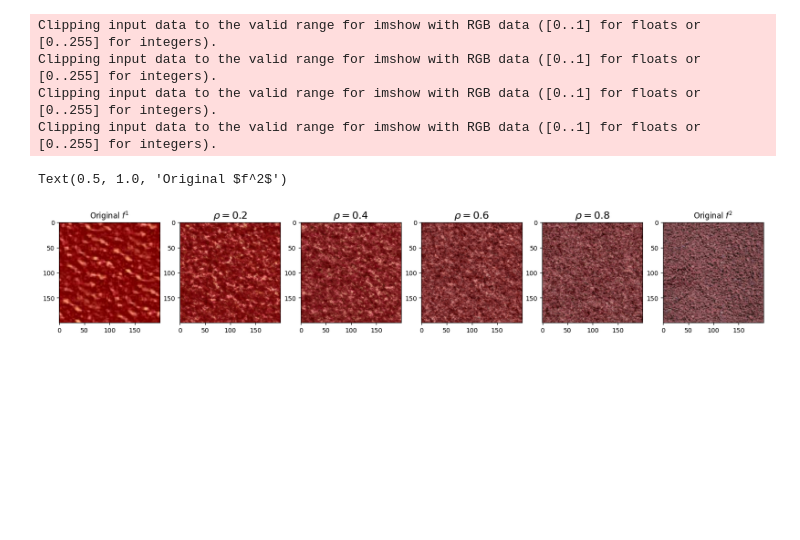
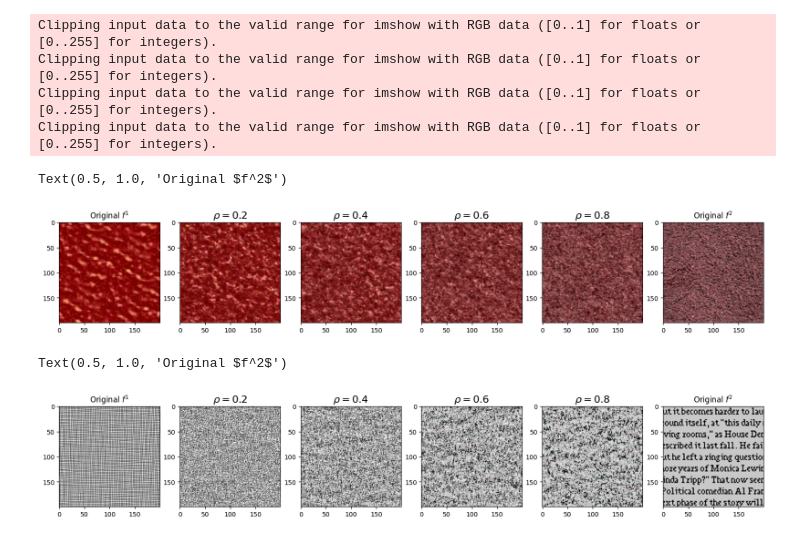
Before and after one commit to mchabrol/Convolutional-Wasserstein-Distances, a Jupyter notebook: texture_mixing_marion.ipynb, the cells around one changed output. Saved outputs shown, nothing was run; the diff lists cells and outputs as text; code cells hidden in the pictures; blank space fills up the shorter version.

Commit message:
exemple de texture mixing qui ne marche pas

```diff
--- a/texture_mixing_marion.ipynb
+++ b/texture_mixing_marion.ipynb
@@ -34,3 +34,30 @@ Clipping input data to the valid range for imshow with RGB data ([0..1] for floa
 Clipping input data to the valid range for imshow with RGB data ([0..1] for floats or [0..255] for integers).
 Text(0.5, 1.0, 'Original $f^2$')
 [figure]
+# %%
+#exemple où ça marche moins bien
+image_path3 = 'data/gridBW.gif'
+image_path4 = 'data/text3.gif'
+image3 = preprocess_image(image_path3, new_size = (200,200))
+image4 = preprocess_image(image_path4, new_size = (200,200))
+
+textures = [image3, image4]
+rho = [0.2, 0.4, 0.6, 0.8]
+final_texture = []
+for r in rho:
+    final_texture.append(compute_texture_mixing(textures, [1-r, r], num_scales = 4, num_orientations = 4))
+# %%
+plt.figure(figsize=(20, 10))
+plt.subplot(1,6,1)
+plt.imshow(image3)
+plt.title('Original $f^1$')
+for i in range(len(final_texture)):
+    plt.subplot(1,6,i+2)
+    plt.imshow(final_texture[i])
+    plt.title(f'$\\rho = {rho[i]}$', fontsize=16)
+plt.subplot(1,6,6)
+plt.imshow(image4)
+plt.title('Original $f^2$')
+# %% [output]
+Text(0.5, 1.0, 'Original $f^2$')
+[figure, added]
```
